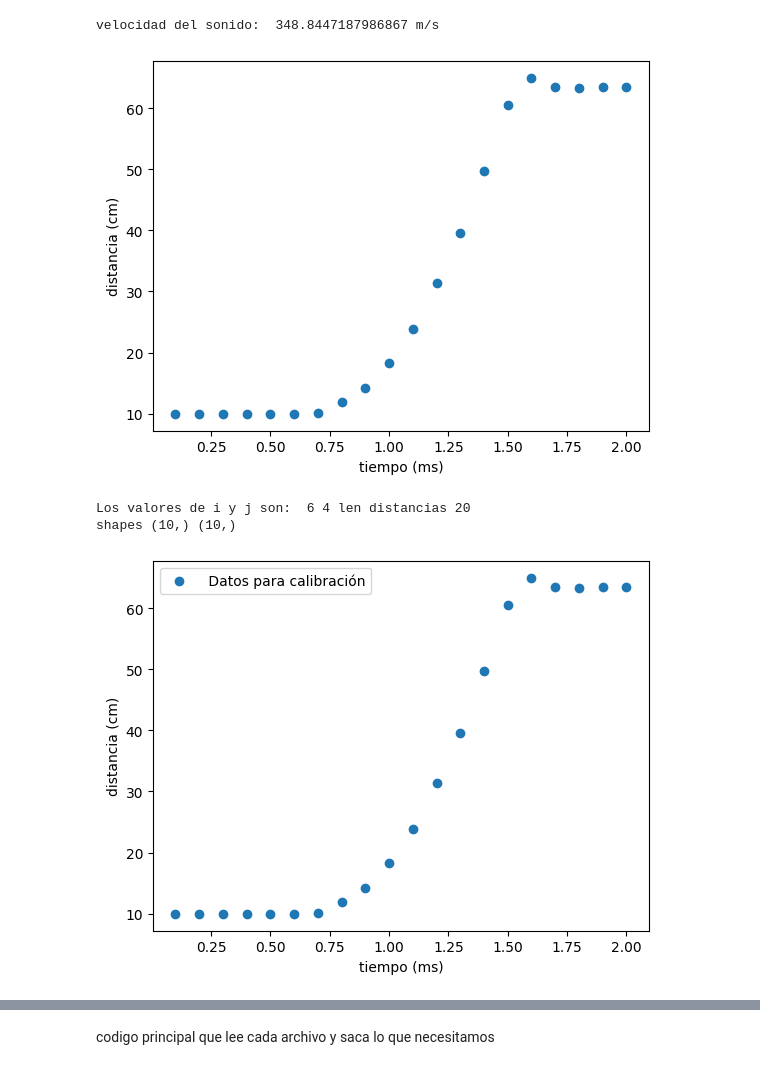
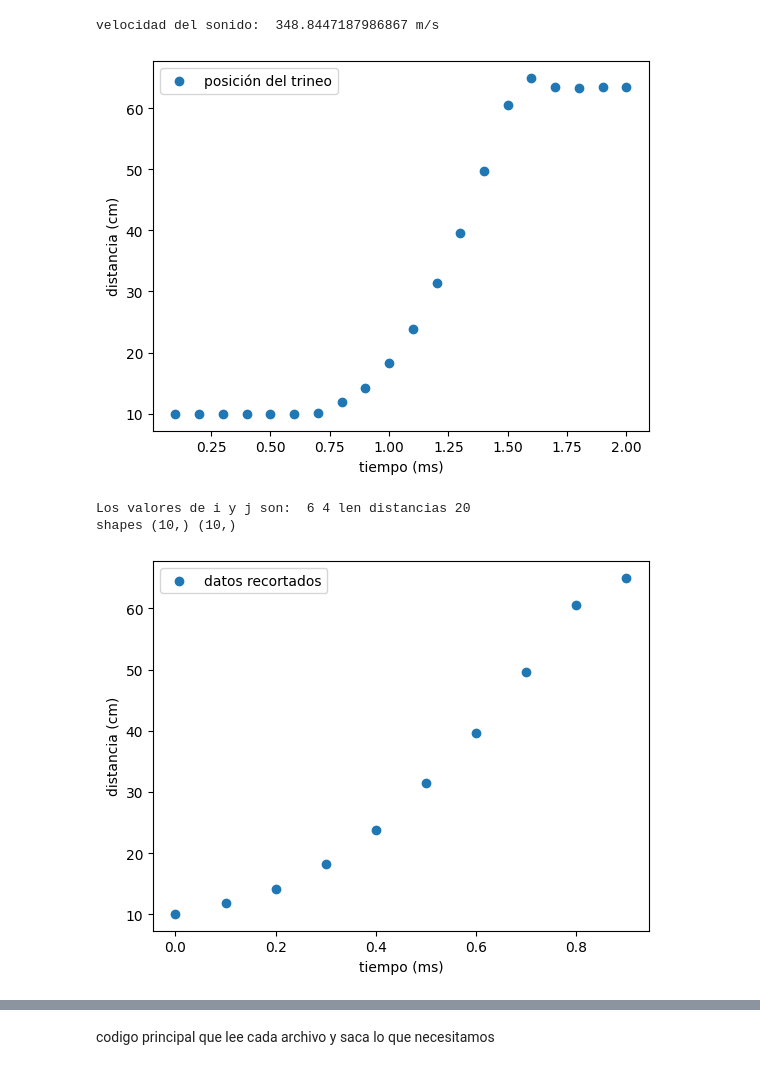
Before and after one commit to AgusManzano/exp3_fisica, a Jupyter notebook: tp3.ipynb, the cells around one changed output, grey strips where cells are left out. Cells and saved outputs as stored; diff of their text form; code cells hidden in the pictures.

```diff
--- a/tp3.ipynb
+++ b/tp3.ipynb
@@ -55,12 +55,13 @@ mediciones = pd[1].to_numpy()
 x = linear_function(mediciones, slope, intercept)
 
 #plot
-plt.scatter(t, x, label=' Datos para calibración')
+plt.scatter(t, x, label='posición del trineo')
 plt.xlabel('tiempo (ms)')
 plt.ylabel('distancia (cm)')
+plt.legend()
 plt.show()
 # %% [output]
-[figure, old version]
+[figure, new version]
 # %%
 # veo que hay muchos tiempos demas asi que me armo una funcion que corte el principio y el final con un threshold de cambio de distancia
 def cortar(tiempos,distancias,threshold):
@@ -68,35 +69,35 @@ def cortar(tiempos,distancias,threshold):
     for i in range(len(distancias)):
         if distancias[i+1]-distancias[i] > threshold:
             break
 
     # ahora desde el final hasta que la diferencia en la distancia sea mayor a threshold
     for j in range(len(distancias)):
         if distancias[-j-1]-distancias[-j-2] > threshold:
             break
 
     if -j == 0:
         j = 1
 
     if i == len(distancias) -1:
         i = 0
     print("Los valores de i y j son: ",i,j, "len distancias",len(distancias))
     print("shapes", tiempos[i:-j].shape,distancias[i:-j].shape)
     return tiempos[i:-j],distancias[i:-j]
 
 
 t_cropped,x_cropped = cortar(t,x,0.55)
 
 t_cropped = t_cropped - t_cropped[0] # para que empiece en 0
 
-plt.scatter(t, x, label=' Datos para calibración')
+plt.scatter(t_cropped, x_cropped, label='datos recortados')
 plt.xlabel('tiempo (ms)')
 plt.ylabel('distancia (cm)')
 plt.legend()
 plt.show()
 # %% [output]
 Los valores de i y j son:  6 4 len distancias 20
 shapes (10,) (10,)
-[figure, old version]
+[figure, new version]
 # %%
 # sabiendo que el trineo hace mruv puedo calcular la aceleración fiteando una cuadratica a la distancia vs tiempo
 from scipy.optimize import curve_fit
```
Also changed, not shown: parts of 18 cells of this notebook.
